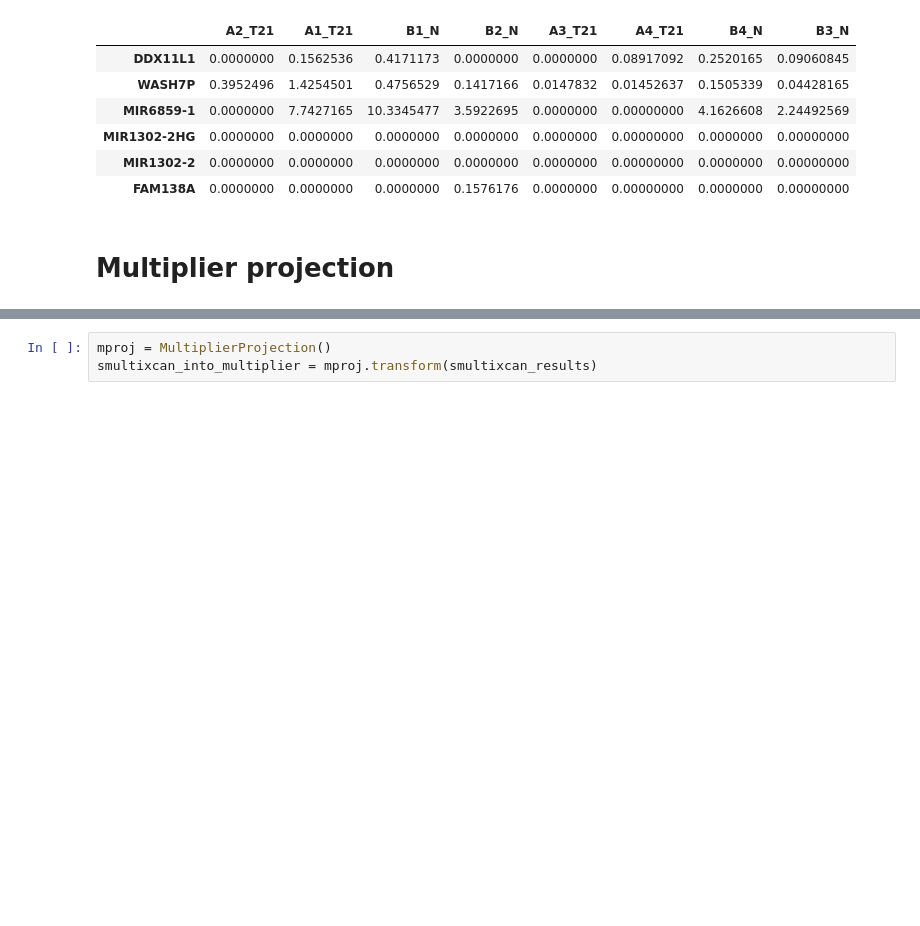
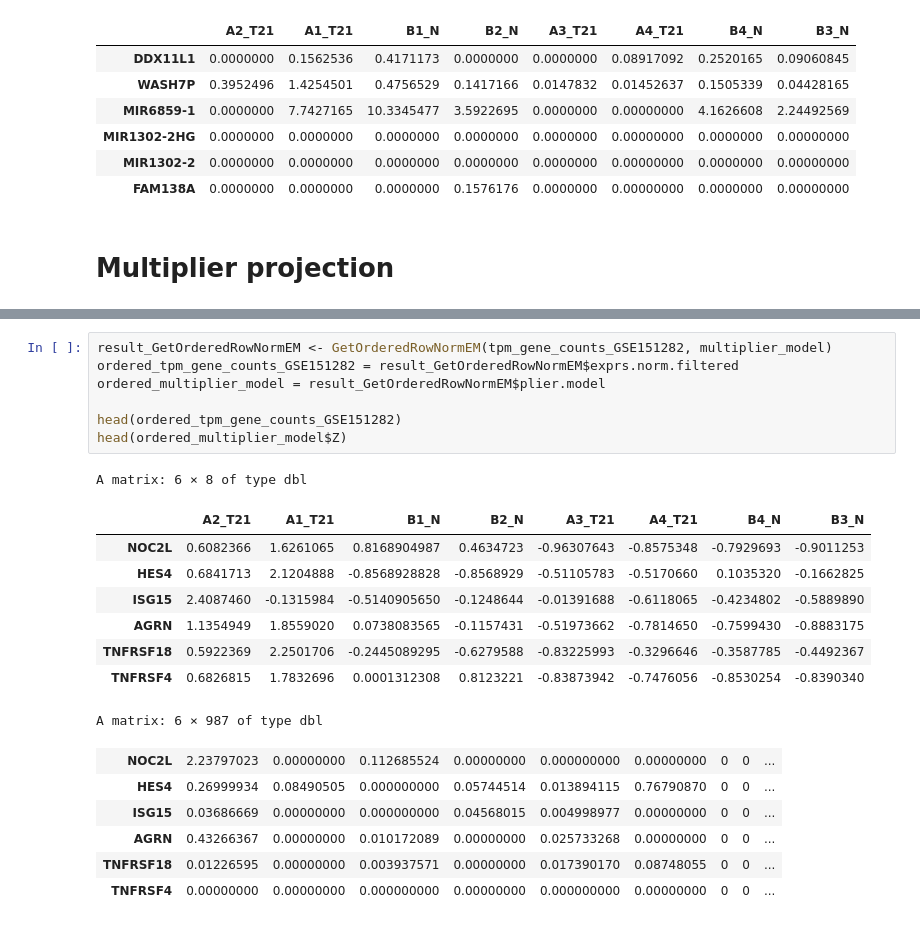
Before and after one commit to pivlab/INCLUDE_TR01, a Jupyter notebook: nbs/10_gtex/project_T21_rnaseq_data.ipynb, the cells around one changed output, grey strips where cells are left out. Drawn from its saved outputs; the diff is of its cells as text; blank space fills up the shorter version.

```diff
--- a/nbs/10_gtex/project_T21_rnaseq_data.ipynb
+++ b/nbs/10_gtex/project_T21_rnaseq_data.ipynb
@@ -249,3 +97,23 @@ ERROR: Error in parse(text = x, srcfile = src): <text>:1:6: unexpected symbol
-# %%
-mproj = MultiplierProjection()
-smultixcan_into_multiplier = mproj.transform(smultixcan_results)
+# %%
+result_GetOrderedRowNormEM <- GetOrderedRowNormEM(tpm_gene_counts_GSE151282, multiplier_model)
+ordered_tpm_gene_counts_GSE151282 = result_GetOrderedRowNormEM$exprs.norm.filtered
+ordered_multiplier_model = result_GetOrderedRowNormEM$plier.model
+
+head(ordered_tpm_gene_counts_GSE151282)
+head(ordered_multiplier_model$Z)
+# %% [output]
+A matrix: 6 × 8 of type dbl
+|  | A2_T21 | A1_T21 | B1_N | B2_N | A3_T21 | A4_T21 | B4_N | B3_N |
+| NOC2L | 0.6082366 | 1.6261065 | 0.8168904987 | 0.4634723 | -0.96307643 | -0.8575348 | -0.7929693 | -0.9011253 |
+| HES4 | 0.6841713 | 2.1204888 | -0.8568928828 | -0.8568929 | -0.51105783 | -0.5170660 | 0.1035320 | -0.1662825 |
+| ISG15 | 2.4087460 | -0.1315984 | -0.5140905650 | -0.1248644 | -0.01391688 | -0.6118065 | -0.4234802 | -0.5889890 |
+| AGRN | 1.1354949 | 1.8559020 | 0.0738083565 | -0.1157431 | -0.51973662 | -0.7814650 | -0.7599430 | -0.8883175 |
+| TNFRSF18 | 0.5922369 | 2.2501706 | -0.2445089295 | -0.6279588 | -0.83225993 | -0.3296646 | -0.3587785 | -0.4492367 |
+| TNFRSF4 | 0.6826815 | 1.7832696 | 0.0001312308 | 0.8123221 | -0.83873942 | -0.7476056 | -0.8530254 | -0.8390340 |
+A matrix: 6 × 987 of type dbl
+| NOC2L | 2.23797023 | 0.00000000 | 0.112685524 | 0.00000000 | 0.000000000 | 0.00000000 | 0 | 0 | ... |
+| HES4 | 0.26999934 | 0.08490505 | 0.000000000 | 0.05744514 | 0.013894115 | 0.76790870 | 0 | 0 | ... |
+| ISG15 | 0.03686669 | 0.00000000 | 0.000000000 | 0.04568015 | 0.004998977 | 0.00000000 | 0 | 0 | ... |
+| AGRN | 0.43266367 | 0.00000000 | 0.010172089 | 0.00000000 | 0.025733268 | 0.00000000 | 0 | 0 | ... |
+| TNFRSF18 | 0.01226595 | 0.00000000 | 0.003937571 | 0.00000000 | 0.017390170 | 0.08748055 | 0 | 0 | ... |
+| TNFRSF4 | 0.00000000 | 0.00000000 | 0.000000000 | 0.00000000 | 0.000000000 | 0.00000000 | 0 | 0 | ... |
```
Also changed, not shown: parts of 36 cells of this notebook, 4 other files.
